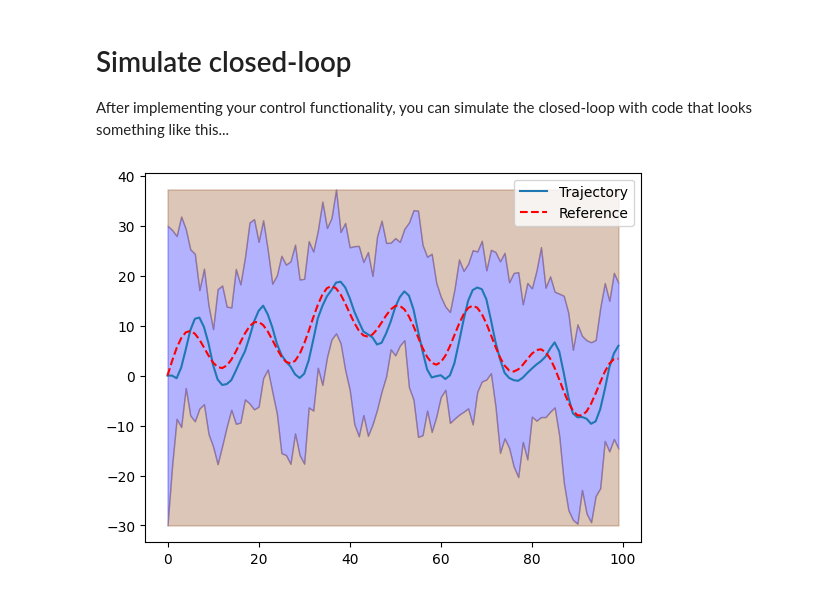
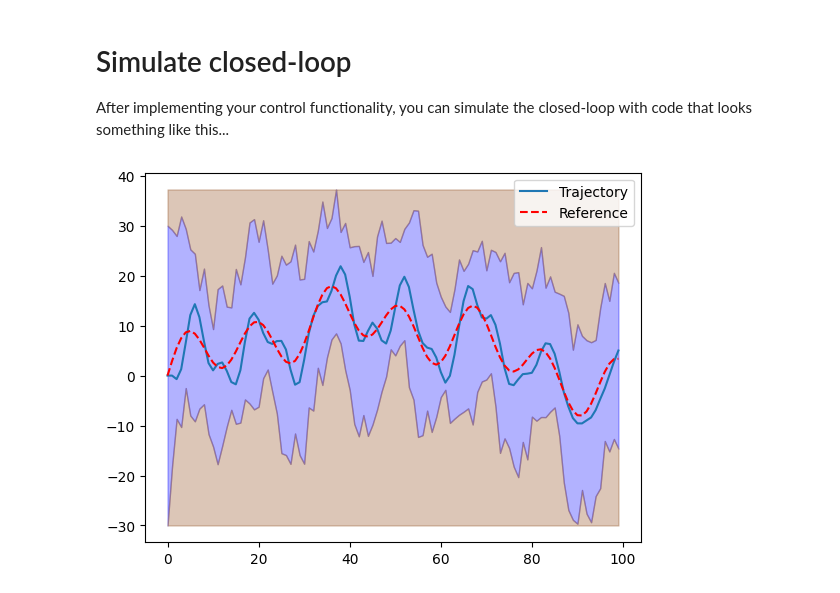
Before and after one commit to mans4573/b1-coding-practical-mt24, a Jupyter notebook: notebooks/demo.ipynb, the cells around one changed output. Saved outputs shown, nothing was run; the diff lists cells and outputs as text; code cells hidden in the pictures.

Commit message:
Adjusted Controller Gains

```diff
--- a/notebooks/demo.ipynb
+++ b/notebooks/demo.ipynb
@@ -17,14 +17,17 @@ After implementing your control functionality, you can simulate the closed-loop
 # %%
 # Import relevant modules
 from uuv_mission import Submarine, ClosedLoop, Mission
 from uuv_mission.controller import PIDController
 
 sub = Submarine()
+# Adjust controller gains
+KP = 0.2
+KD = 0.7
 # Instantiate your controller
-controller = PIDController()
+controller = PIDController(KP, KD)
 closed_loop = ClosedLoop(sub, controller=controller)
 mission = Mission.from_csv("../data/mission.csv")  # Provide the correct path to the CSV file
 trajectory = closed_loop.simulate_with_random_disturbances(mission)
 trajectory.plot_completed_mission(mission)
 # %% [output]
-[figure, old version]
+[figure, new version]
```
Also changed, not shown: 1 other file.
